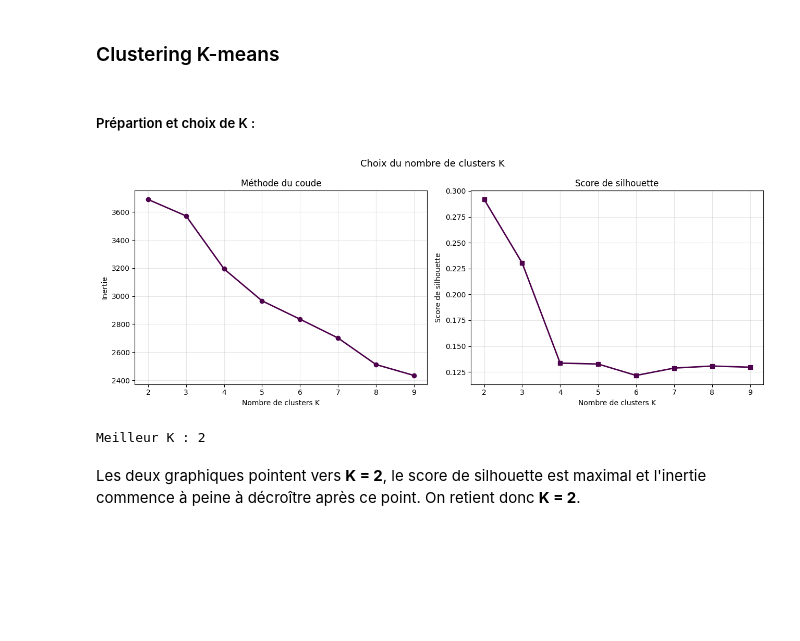
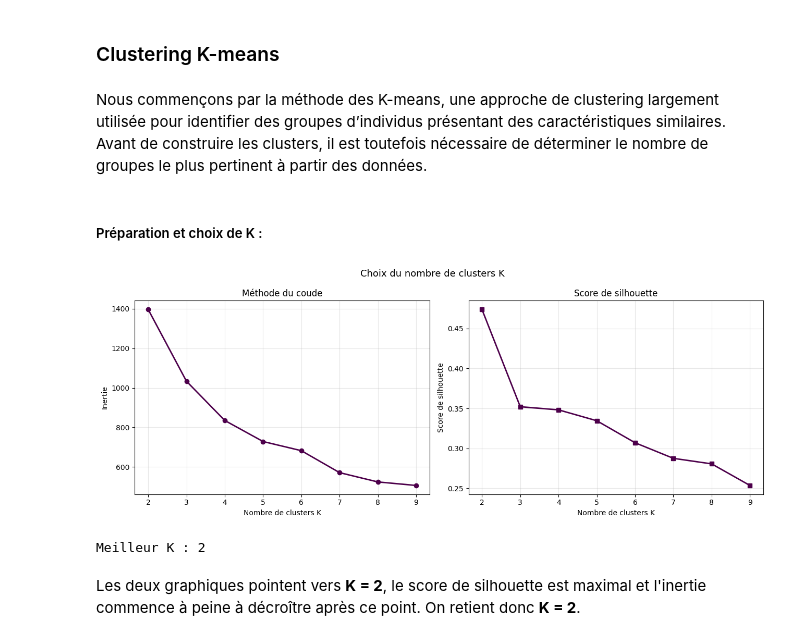
Before and after one commit to AhmedBousbih/Projet-analyse-de-donn-es, a Jupyter notebook: Projet_Analyse_de_données.ipynb, the cells around one changed output. Saved outputs shown, nothing was run; the diff lists cells and outputs as text; code cells hidden in the pictures; blank space fills up the shorter version.

```diff
--- a/Projet_Analyse_de_données.ipynb
+++ b/Projet_Analyse_de_données.ipynb
@@ -309,6 +309,8 @@ pca = pca.fit(X)
 # Projection des données
 projected = pca.transform(X)
 
+X_PCA= projected.iloc[:,:3] #on retient les 3 composantes principales
+
 print(f"Dimension initiale: {X.shape}")
 print(f"Dimension après projection: {projected.shape}\n")
 
@@ -455,54 +467,49 @@ D'après l'axe 3, les patients plus âgés ont tendance à consommer moins de ca
 # %% [markdown]
 ### Clustering K-means
+# %% [markdown]
+Nous commençons par la méthode des K-means, une approche de clustering largement utilisée pour identifier des groupes d’individus présentant des caractéristiques similaires. Avant de construire les clusters, il est toutefois nécessaire de déterminer le nombre de groupes le plus pertinent à partir des données.
 # %% [markdown]
-##### Prépartion et choix de K :
+##### Préparation et choix de K :
 # %%
 from sklearn.cluster import KMeans
 from sklearn.metrics import silhouette_score, silhouette_samples
-from sklearn.decomposition import PCA
-from sklearn.preprocessing import StandardScaler
 
-X_scaled = StandardScaler().fit_transform(df[quant_cols].dropna())
-
-# Espace de clustering = coordonnées ACP
-pca_kmeans = PCA()
-X_pca = pca_kmeans.fit_transform(X_scaled)
 
 # Choix de K
 inertias, silhouettes = [], []
 k_range = range(2, 10)
 
 for k in k_range:
     km = KMeans(n_clusters=k, init='k-means++',
                 n_init='auto', max_iter=100, random_state=42)
-    labels = km.fit_predict(X_pca)
+    labels = km.fit_predict(X_PCA)
     inertias.append(km.inertia_)
-    silhouettes.append(silhouette_score(X_pca, labels))
+    silhouettes.append(silhouette_score(X_PCA, labels))
 
 fig, (ax1, ax2) = plt.subplots(1, 2, figsize=(13, 5))
 
 ax1.plot(list(k_range), inertias, 'o-', color='#4D004B', linewidth=2)
 ax1.set_xlabel('Nombre de clusters K')
 ax1.set_ylabel('Inertie')
 ax1.set_title('Méthode du coude')
 ax1.set_xticks(list(k_range))
 ax1.grid(True, alpha=0.3)
 
 ax2.plot(list(k_range), silhouettes, 's-', color='#4D004B', linewidth=2)
 ax2.set_xlabel('Nombre de clusters K')
 ax2.set_ylabel('Score de silhouette')
 ax2.set_title('Score de silhouette')
 ax2.set_xticks(list(k_range))
 ax2.grid(True, alpha=0.3)
 
 plt.suptitle('Choix du nombre de clusters K', fontsize=13)
 plt.tight_layout()
 plt.show()
 
 
 print(f"Meilleur K : {list(k_range)[silhouettes.index(max(silhouettes))]}")
 # %% [output]
-[figure, old version]
+[figure, new version]
 Meilleur K : 2
 # %% [markdown]
 Les deux graphiques pointent vers **K = 2**, le score de silhouette est maximal et l'inertie commence à peine à décroître après ce point. On retient donc **K = 2**.
```
Also changed, not shown: parts of 26 cells of this notebook.
